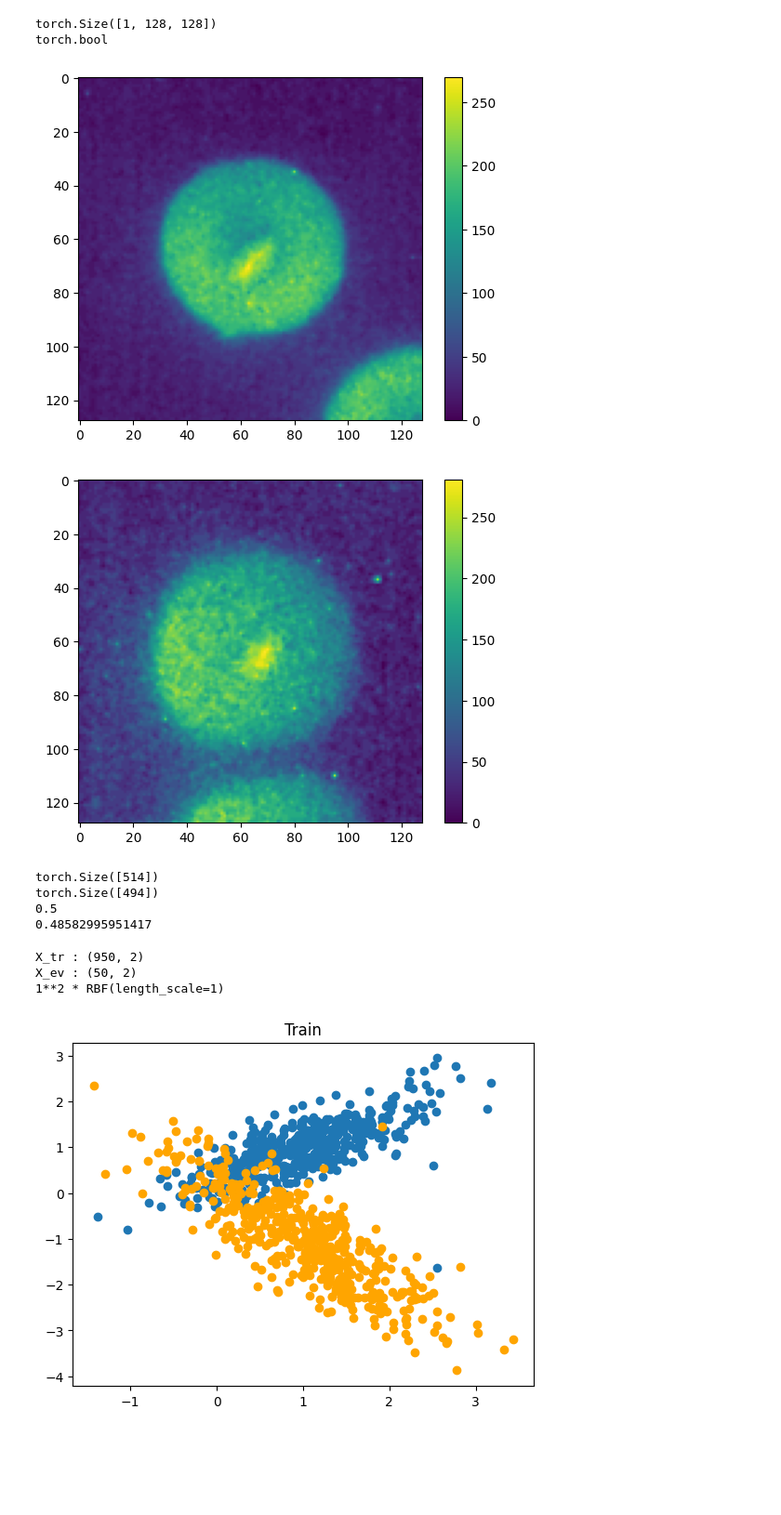
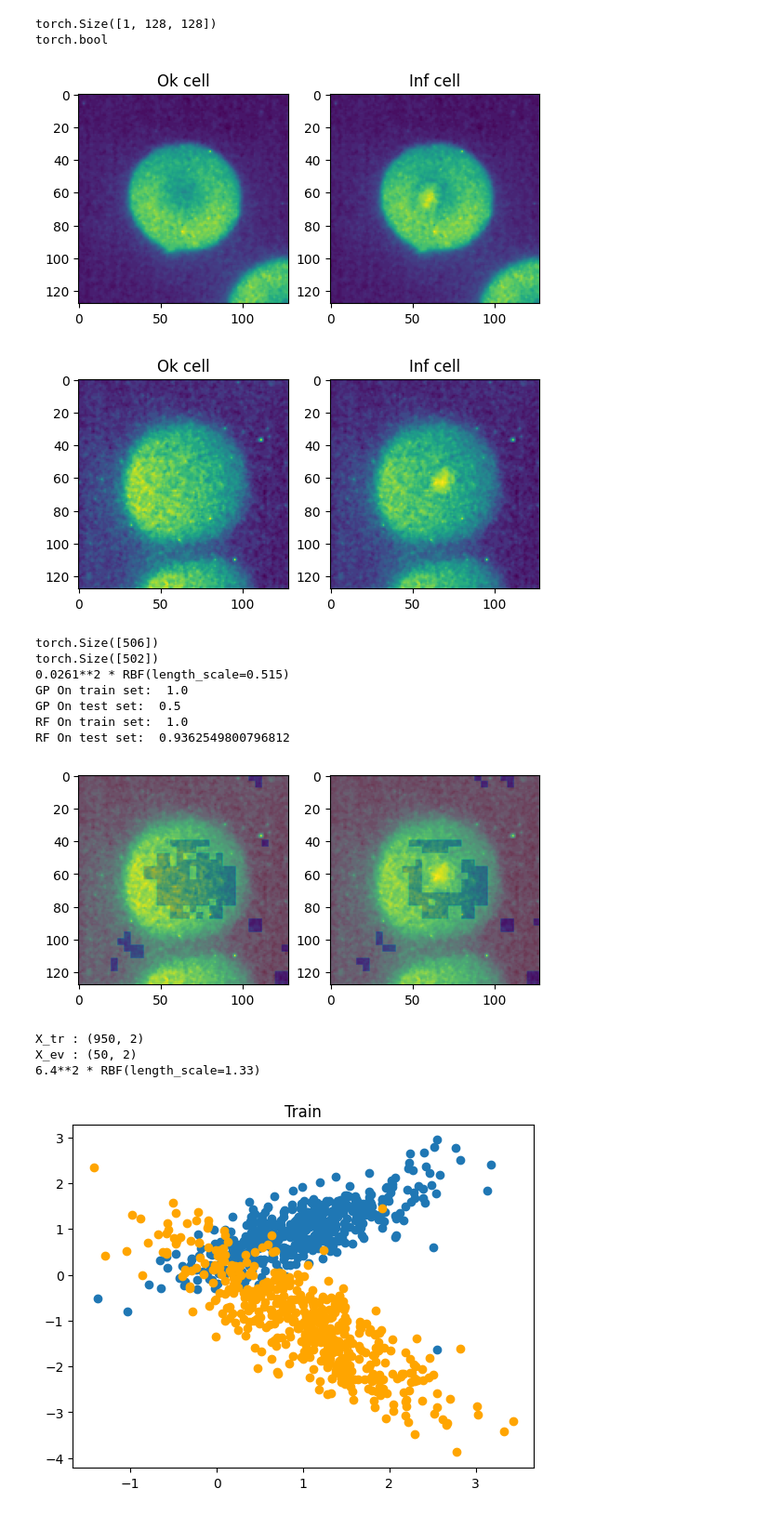
Before and after one commit to boykovdn/experiment_active_learning_performance, a Jupyter notebook: notebooks/experiment_artificial_parasites.ipynb, the cells around one changed output. Shown at 93% size. Saved outputs shown, nothing was run; the diff lists cells and outputs as text; code cells hidden in the pictures; blank space fills up the shorter version.

```diff
--- a/notebooks/experiment_artificial_parasites.ipynb
+++ b/notebooks/experiment_artificial_parasites.ipynb
@@ -6,6 +6,7 @@ from this_experiment.transforms import add_ellipse_random_placement
 from pathlib import Path
 from sklearn.gaussian_process import GaussianProcessClassifier
 from sklearn.ensemble import RandomForestClassifier
+from sklearn.gaussian_process.kernels import RBF, ConstantKernel
 import torch
 
 import matplotlib.pyplot as plt
@@ -42,60 +43,81 @@ def test_classifier_forward():
     r"""
     """
 
-    def get_good_bad(img_ok, img_prebad):
+    cp_transform = lambda img : cp((img / img.max())[None,].expand(-1,2,-1,-1))[0]
+
+    def get_good_bad(img):
         r"""
         Ret X,y balanced dataset.
         """
 
-        img_bad, mask_bad = add_ellipse_random_placement(img_prebad, (60,70), (60,70), (10,15), (5,10), (0, 1.6),
+        img_bad, mask_bad = add_ellipse_random_placement(img, (60,70), (60,70), (10,15), (5,10), (0, 1.6),
                                                         scale=100.)
-        feats_bad = cp((img_bad / img_bad.max())[None,].expand(-1,2,-1,-1))[0][:,mask_bad].T
-        feats_ok = subsample(
-                cp((img_ok / img_ok.max())[None,].expand(-1,2,-1,-1))[0].flatten(start_dim=1).T,
-                feats_bad.shape[0]
-            )
+        feats_bad = cp_transform(img_bad)[:,mask_bad].T
+        feats_ok =  cp_transform(img)[:,mask_bad].T
+        #feats_ok = subsample(cp_transform(img).flatten(start_dim=1).T, len(feats_bad))
 
-        plt.imshow(img_bad[0]); plt.colorbar(); plt.show()
+        fig, axes = plt.subplots(1,2)
+        axes[0].imshow(img[0] / img[0].max()); axes[0].set_title("Ok cell")
+        axes[1].imshow(img_bad[0] / img_bad[0].max()); axes[1].set_title("Inf cell")
+        plt.show()
 
         X = torch.cat([feats_ok, feats_bad], dim=0)
         y = torch.cat([torch.zeros(feats_ok.shape[0]),
                              torch.ones(feats_bad.shape[0])
                              ]).int()
 
         return X, y
 
-    img_ok = dset[0]
-    img_prebad = dset[1]
-    X_train, y_train = get_good_bad(img_ok, img_prebad)
+    img_ok = dset[1]
+    X_train, y_train = get_good_bad(img_ok)
 
-    img_ok_test = dset[2]
-    img_prebad_test = dset[3]
-    X_test, y_test = get_good_bad(img_ok_test, img_prebad_test)
+    img_ok_test = dset[3]
+    X_test, y_test = get_good_bad(img_ok_test)
     print(y_train.shape)
     print(y_test.shape)
 
-    gp_clf = GaussianProcessClassifier()
+    gp_clf = GaussianProcessClassifier(
+                    ConstantKernel(1.0) * \
+                    RBF(length_scale=5.0)
+    )
     gp_clf.fit(X_train, y_train)
-    print(gp_clf.score(X_test, y_test))
+    print(gp_clf.kernel_)
+    print("GP On train set: ", gp_clf.score(X_train, y_train))
+    print("GP On test set: ", gp_clf.score(X_test, y_test))
 
     rf_clf = RandomForestClassifier()
     rf_clf.fit(X_train, y_train)
-    print(rf_clf.score(X_test, y_test))
+    print("RF On train set: ", rf_clf.score(X_train, y_train))
+    print("RF On test set: ", rf_clf.score(X_test, y_test))
+
+    fig, axes = plt.subplots(1,2)
+    inp_ = cp_transform(dset[3])
+    img_bad, _ = add_ellipse_random_placement(dset[3], (60,70), (60,70), (10,15), (5,10), (0, 1.6),
+                                            scale=100.)
+    inp_bad_ = cp_transform(img_bad)
+    C, H, W = inp_.shape
+    outp_viz = rf_clf.predict(inp_.flatten(start_dim=1).T).reshape(H,W)
+    outp_viz_bad = rf_clf.predict(inp_bad_.flatten(start_dim=1).T).reshape(H,W)
+    axes[0].imshow(outp_viz)
+    axes[0].imshow(dset[3][0], alpha=0.8)
+    axes[1].imshow(outp_viz_bad)
+    axes[1].imshow(img_bad[0], alpha=0.8)
 
 test_classifier_forward()
 # %% [output]
 torch.Size([1, 128, 128])
 torch.bool
-[figure, old version]
+[figure, new version]
-[figure, old version]
+[figure, new version]
-torch.Size([514])
-torch.Size([494])
-0.5
-0.48582995951417
+torch.Size([506])
+torch.Size([502])
+0.0261**2 * RBF(length_scale=0.515)
+GP On train set:  1.0
+GP On test set:  0.5
+RF On train set:  1.0
+RF On test set:  0.9362549800796812
+[figure, added]
 # %%
-from sklearn.datasets import make_classification
-from sklearn.gaussian_process import GaussianProcessClassifier
-
 n_total = 1000
 n_eval = 50
 
@@ -116,8 +138,8 @@ print("X_ev : {}".format(X_ev.shape))
 
 clf = GaussianProcessClassifier(
         kernel=(
-                    ConstantKernel(kernel_constant) * \
-                    RBF(length_scale=kernel_lengthscale)
+                    ConstantKernel(1.0) * \
+                    RBF(length_scale=1.0)
         )
 )
 
@@ -128,7 +150,7 @@ print(clf.kernel_)
 # %% [output]
 X_tr : (950, 2)
 X_ev : (50, 2)
-1**2 * RBF(length_scale=1)
+6.4**2 * RBF(length_scale=1.33)
 # %%
 def viz_xy(X, y, title=None):
     plt.scatter(X[y==0][:,0], X[y==0][:,1])
```
